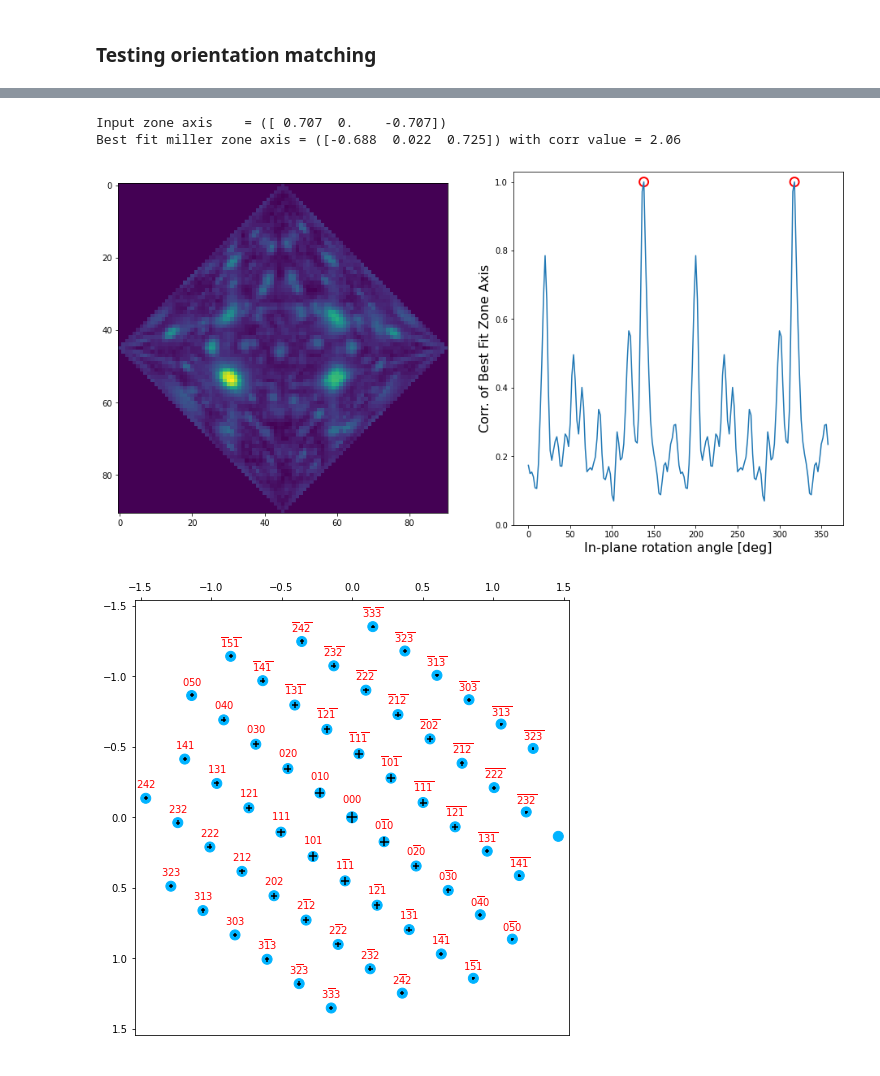
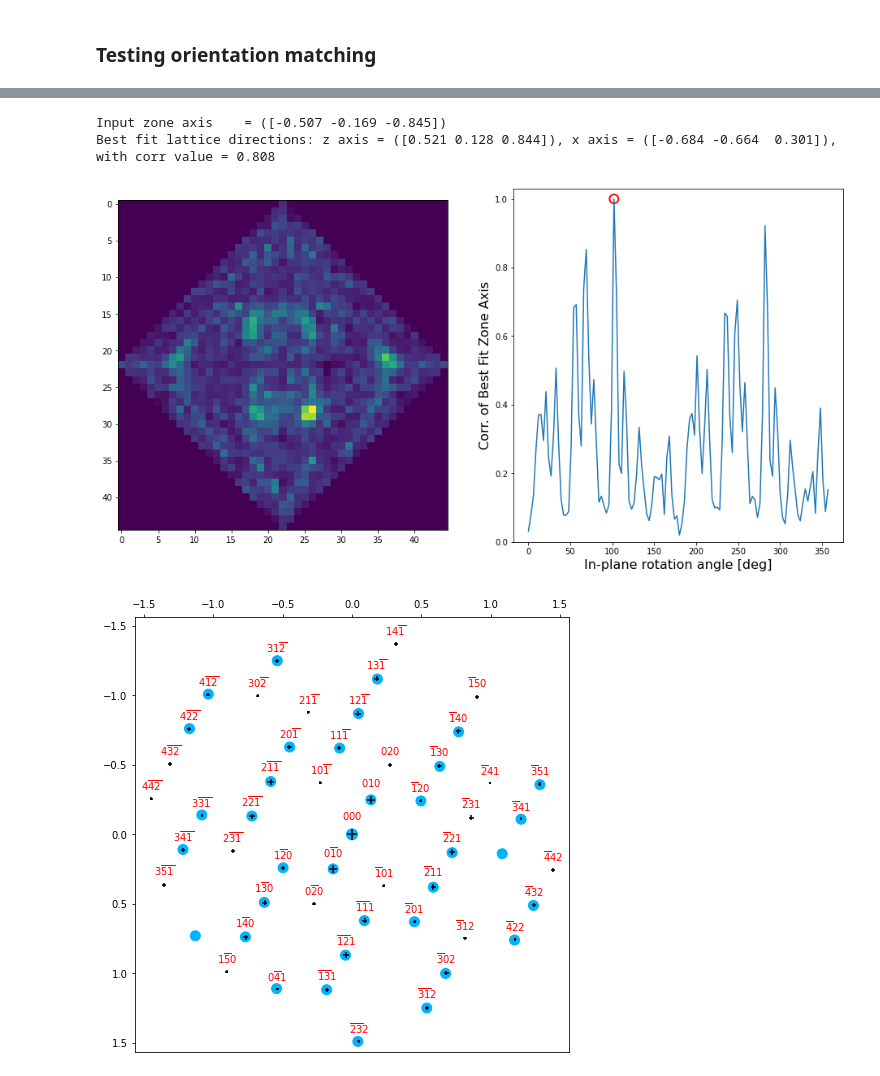
Before and after one commit to py4dstem/py4DSTEM_tutorials, a Jupyter notebook: notebooks/acom/ACOM_basics_03_tricilinic.ipynb, the cells around one changed output, grey strips where cells are left out. Saved outputs shown, nothing was run; the diff lists cells and outputs as text; code cells hidden in the pictures.

```diff
--- a/notebooks/acom/ACOM_basics_03_tricilinic.ipynb
+++ b/notebooks/acom/ACOM_basics_03_tricilinic.ipynb
@@ -123,42 +129,42 @@ fig, ax = crystal.plot_orientation_plan(
 # fig.savefig('plot_03_plan_05.pdf')
 # %%
 # Testing some matches - this cell shows the orientation correlogram, and the best match for both zone axis and in-plane rotation.
-zone_axis_test = np.array([1,0,-1])
-# zone_axis_test = np.array([-3,-1,-5])
+# zone_axis_test = np.array([1,0,-1])
+zone_axis_test = np.array([-3,-1,-5])
 
 bragg_peaks = crystal.generate_diffraction_pattern(
-    zone_axis_miller = zone_axis_test,
+    zone_axis_lattice = zone_axis_test,
     sigma_excitation_error=0.02)
 
 # Print out zone axes after normalization
 t = np.round(zone_axis_test/np.linalg.norm(zone_axis_test)*1e3)/1e3
 print('Input zone axis    = (' + str(t) + ')')
 
 # Perform matching, and plot correlation images
 orientation, fig, ax = crystal.match_single_pattern(
     bragg_peaks,
     figsize=[8,4],
     plot_corr=True,
     verbose=True,
     returnfig=True,
 #     inversion_symmetry=False,
 )
 
 # plot the match overlaid onto the input data
 bragg_peaks_fit = crystal.generate_diffraction_pattern(
     orientation=orientation,
     sigma_excitation_error=0.025)
 py4DSTEM.process.diffraction.plot_diffraction_pattern(
     bragg_peaks_fit,
     bragg_peaks_compare=bragg_peaks,
     min_marker_size=100,
     figsize=(8,8)
 )
 # %% [output]
-Input zone axis    = ([ 0.707  0.    -0.707])
-Best fit miller zone axis = ([-0.688  0.022  0.725]) with corr value = 2.06
+Input zone axis    = ([-0.507 -0.169 -0.845])
+Best fit lattice directions: z axis = ([0.521 0.128 0.844]), x axis = ([-0.684 -0.664  0.301]), with corr value = 0.808
-[figure, old version]
+[figure, new version]
-[figure, old version]
+[figure, new version]
 # %%
 # Save the correlation outputs
 # fig.savefig('plot_04_match_00.pdf')
```
Also changed, not shown: parts of 7 cells of this notebook, 2 other files.
